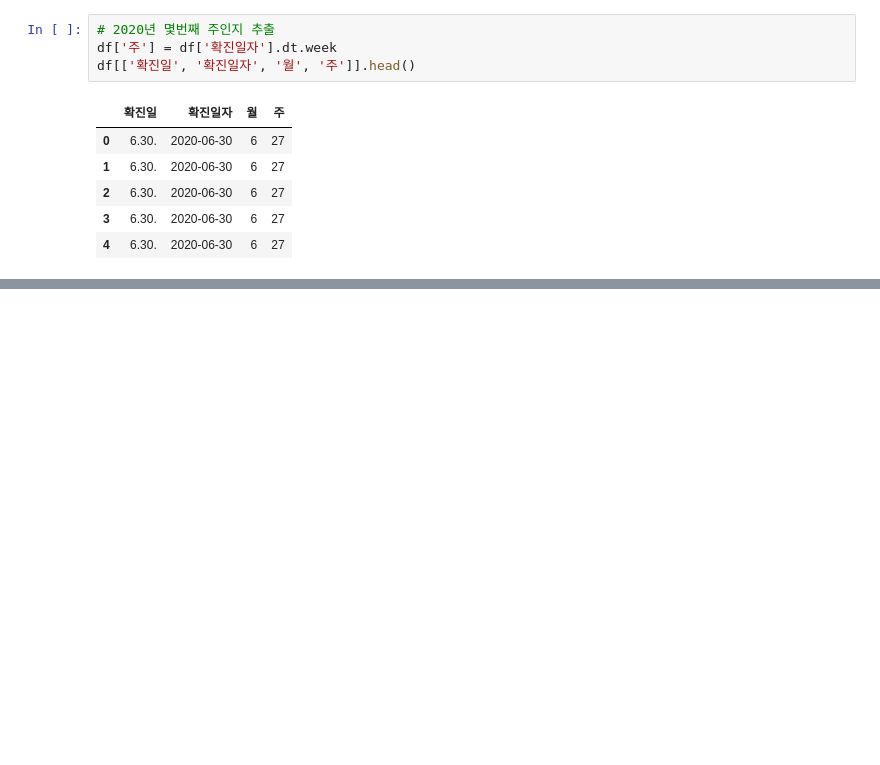
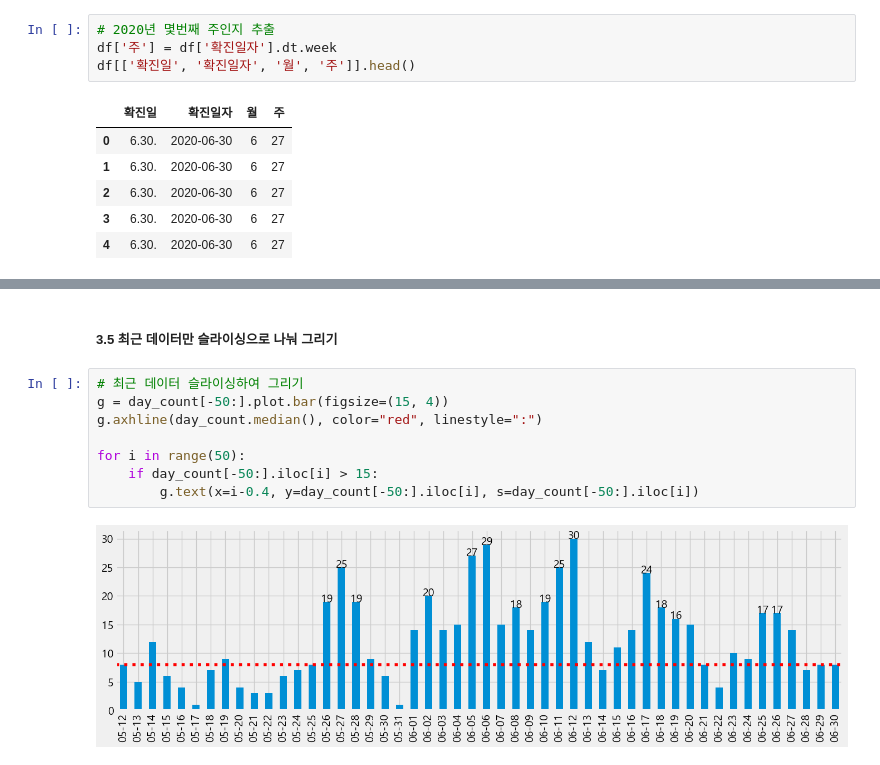
Before and after one commit to sihan827/Pandas-Practice, a Jupyter notebook: covid-19_analysis.ipynb, the cells around one changed output, grey strips where cells are left out. Saved outputs shown, nothing was run; the diff lists cells and outputs as text; blank space fills up the shorter version.

```diff
--- a/covid-19_analysis.ipynb
+++ b/covid-19_analysis.ipynb
@@ -93,0 +173,12 @@ df[['확진일', '확진일자', '월', '주']].head()
+# %% [markdown]
+##### 3.5 최근 데이터만 슬라이싱으로 나눠 그리기
+# %%
+# 최근 데이터 슬라이싱하여 그리기
+g = day_count[-50:].plot.bar(figsize=(15, 4))
+g.axhline(day_count.median(), color="red", linestyle=":")
+
+for i in range(50):
+    if day_count[-50:].iloc[i] > 15:
+        g.text(x=i-0.4, y=day_count[-50:].iloc[i], s=day_count[-50:].iloc[i])
+# %% [output]
+[figure, added]
```
Also changed, not shown: parts of 22 cells of this notebook.
